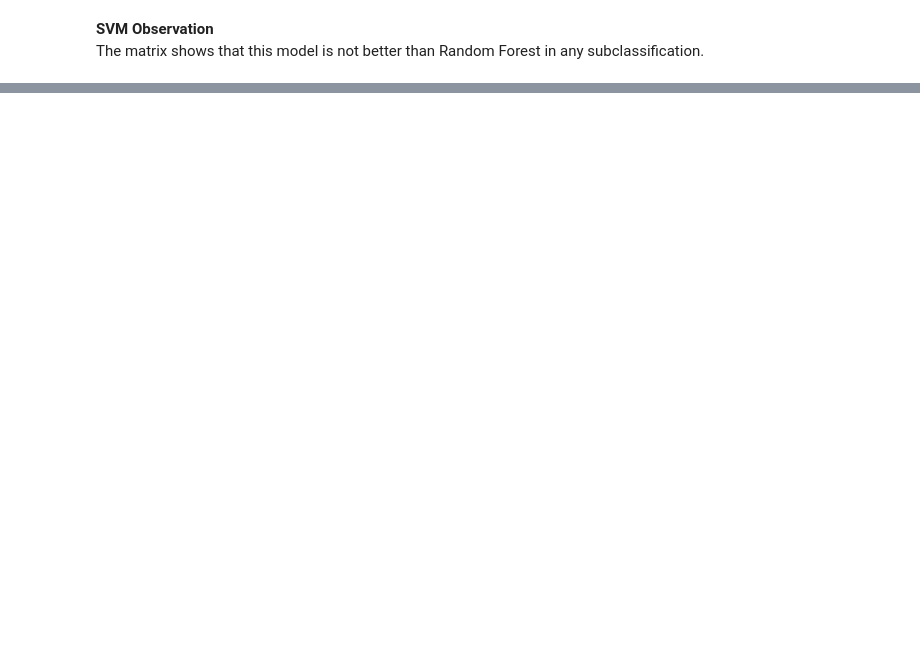
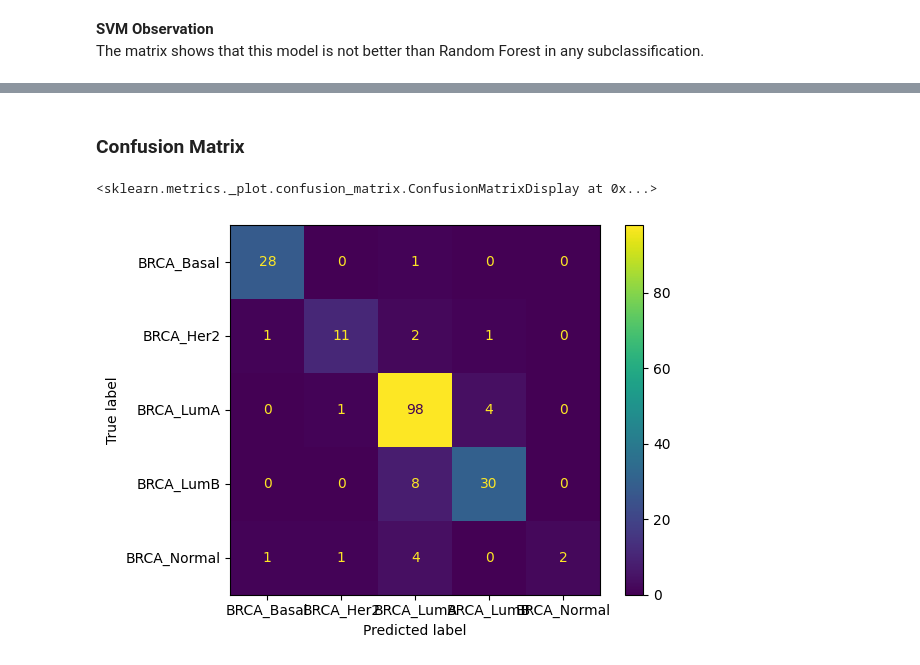
Before and after one commit to MeetPatel-005/Gene-based-breast-cancer-subtype-classification, a Jupyter notebook: main.ipynb, the cells around one changed output, grey strips where cells are left out. Cells and saved outputs as stored; diff of their text form; code cells hidden in the pictures; blank space fills up the shorter version.

```diff
--- a/main.ipynb
+++ b/main.ipynb
@@ -165,0 +262,5 @@ ConfusionMatrixDisplay(my_model["conf_mat"], display_labels=my_model["classes"])
+# %%
+with open("models/xgb_results.pkl", "rb") as f:
+    xgb = pickle.load(f)
+
+print(f"XGBoost Accuracy: {xgb['accuracy']:.4f}")
@@ -165,0 +303,7 @@ ConfusionMatrixDisplay(my_model["conf_mat"], display_labels=my_model["classes"])
+# %% [markdown]
+### Confusion Matrix
+# %%
+ConfusionMatrixDisplay(xgb["conf_mat"], display_labels=xgb["classes"]).plot()
+# %% [output]
+<sklearn.metrics._plot.confusion_matrix.ConfusionMatrixDisplay at 0x...>
+[figure, added]
```
Also changed, not shown: parts of 59 cells of this notebook.
